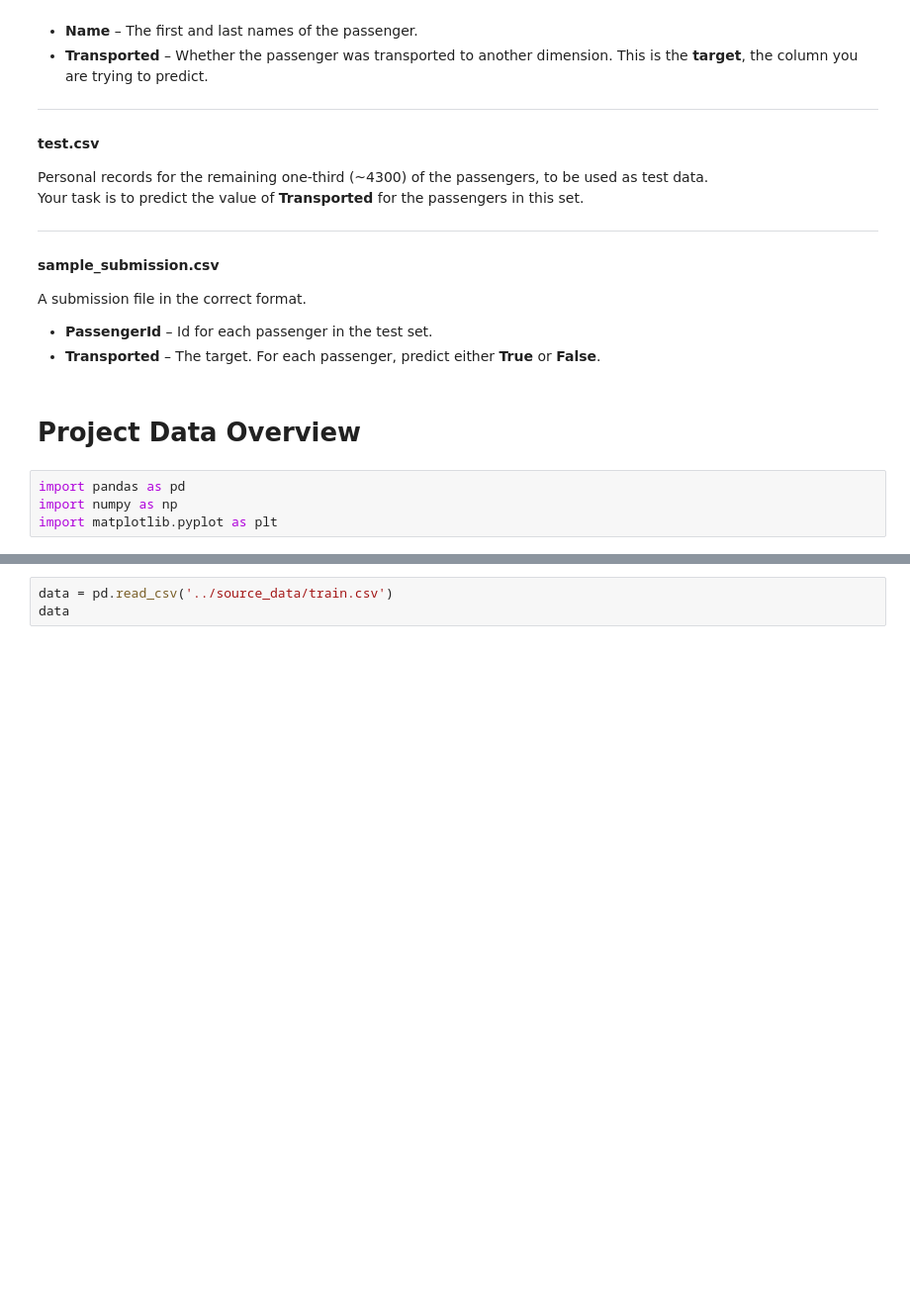
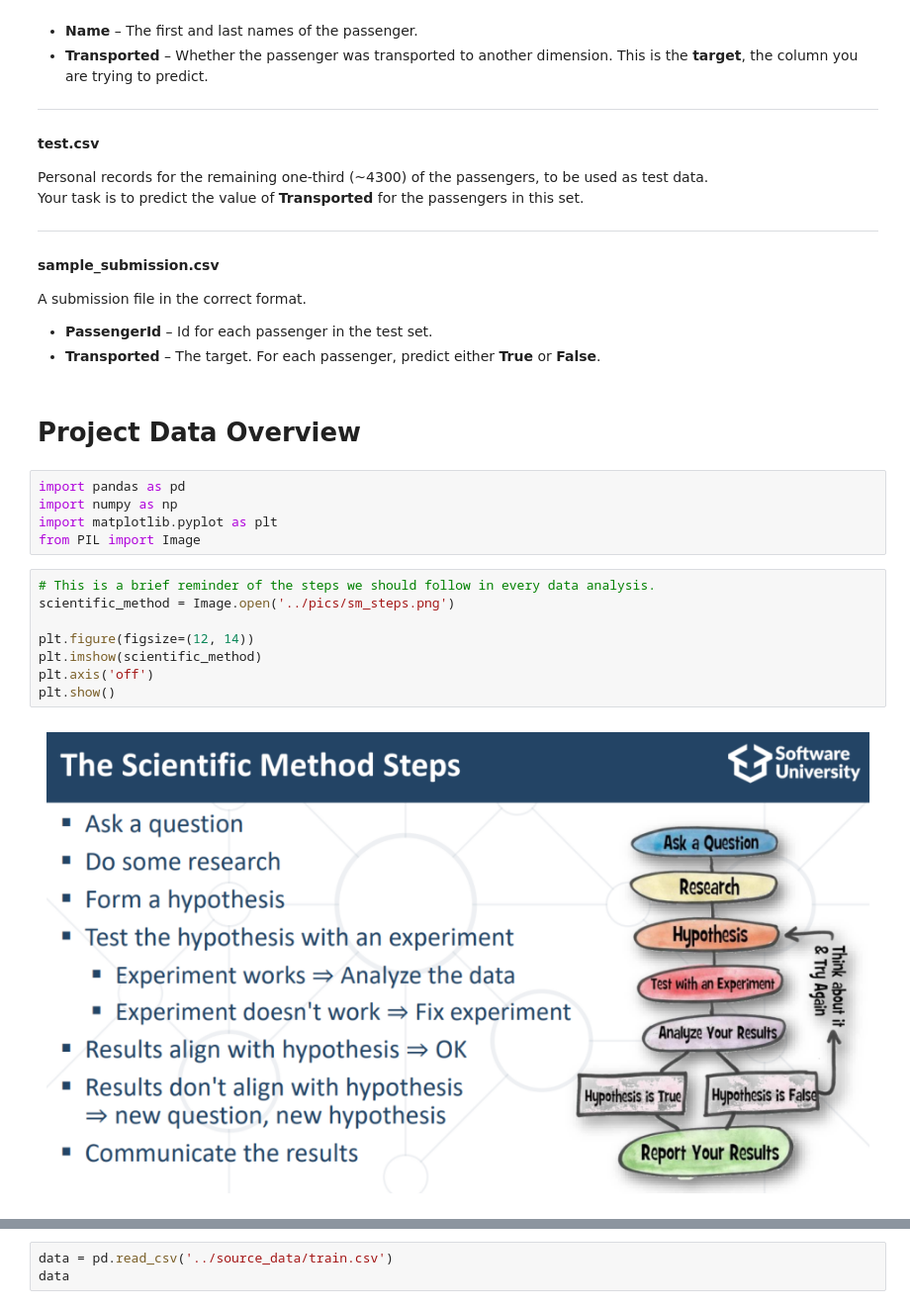
Before and after one commit to plamensve/ML_FINAL_PROJECT, a Jupyter notebook: notebooks/01_overview.ipynb, the cells around one changed output, grey strips where cells are left out. Shown at 99% size. Drawn from its saved outputs; the diff is of its cells as text; blank space fills up the shorter version.

Commit message:
ADD: scientific method steps

```diff
--- a/notebooks/01_overview.ipynb
+++ b/notebooks/01_overview.ipynb
@@ -43,3 +43,14 @@ A submission file in the correct format.
 import pandas as pd
 import numpy as np
 import matplotlib.pyplot as plt
+from PIL import Image
+# %%
+# This is a brief reminder of the steps we should follow in every data analysis.
+scientific_method = Image.open('../pics/sm_steps.png')
+
+plt.figure(figsize=(12, 14))
+plt.imshow(scientific_method)
+plt.axis('off')
+plt.show()
+# %% [output]
+[figure, added]
```
Also changed, not shown: parts of 6 cells of this notebook, 2 other files.
